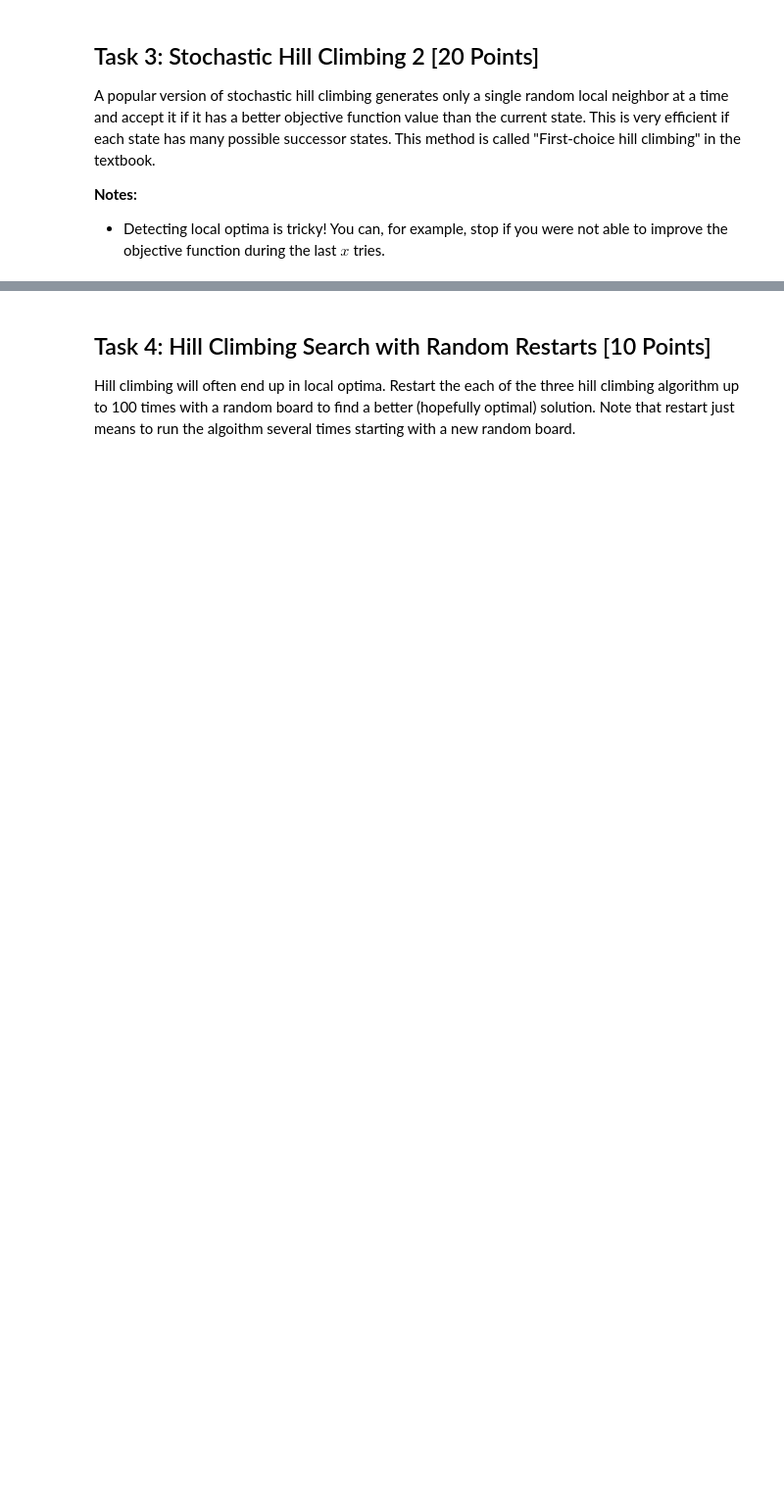
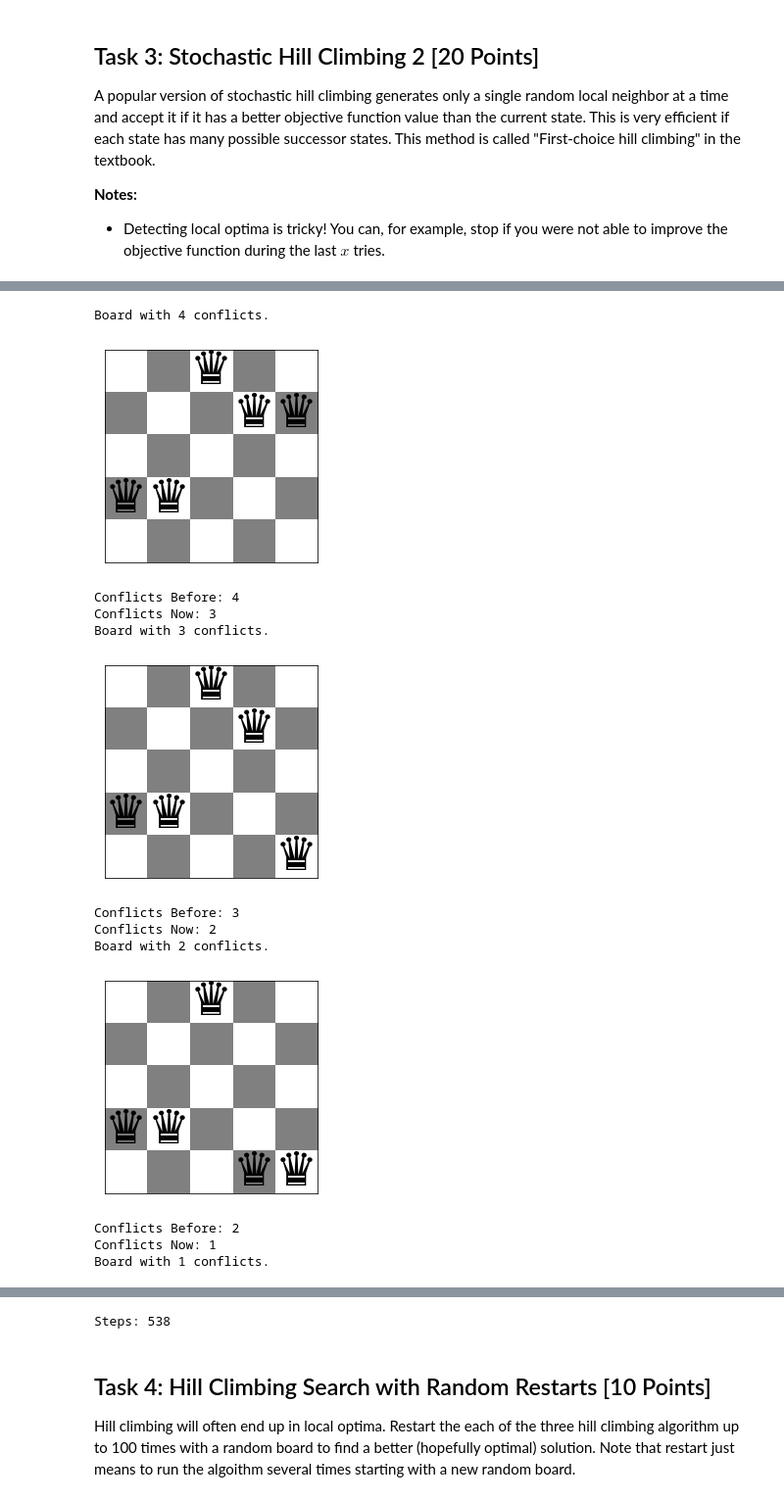
Before and after one commit to Corey23/CS7320-AI, a Jupyter notebook: Local_Search/n_queens.ipynb, the cells around one changed output, grey strips where cells are left out. Shown at 98% size. Saved outputs shown, nothing was run; the diff lists cells and outputs as text; code cells hidden in the pictures; blank space fills up the shorter version.

```diff
--- a/Local_Search/n_queens.ipynb
+++ b/Local_Search/n_queens.ipynb
@@ -272,5 +283,5 @@ __Notes:__
 # %%
-def First_Choice_Climb(board, max_steps = 10000 verbose = False):
+def First_Choice_Climb(board, max_steps = 5000, verbose = False):
     if verbose:
         show_board(board)
 
@@ -278,11 +289,12 @@ def First_Choice_Climb(board, max_steps = 10000 verbose = False):
     optimum = conflicts(board)
     conflictValues = np.full([n,n], -1, dtype = int) #set initial grid to -1
     steps = 0
-    actual_moves = 0 #count of moves that are actually taken
+    non_moves = 0 #count of moves that are not taken
+    limit = 50*n #number of non-moves allowed in a row
 
     while steps < max_steps:
         if(optimum == 0):
-            print("Steps: %d" % (steps))
+            if verbose: print("Steps: %d" % (steps))
             return board
 
         for y in range(n):
@@ -298,25 +310,42 @@ def First_Choice_Climb(board, max_steps = 10000 verbose = False):
 
         steps += 1
 
-        if len(options) > 0:
-            curr_min = np.random.choice(options)
 
+        if(optimum > curr_min):
             if verbose:
                 print(f"Conflicts Before: {optimum}")
                 print(f"Conflicts Now: {curr_min}")
 
-            if(optimum > curr_min):
-                w = np.where(conflictValues == curr_min)
-                optimum = [a for a in zip(w[0], w[1])] #Create Tuples of solution coordinates
-                optimum = optimum[np.random.randint(0, len(optimum))]
-                board[optimum[1]] = optimum[0]
-                optimum = curr_min
-                if verbose:
-                      show_board(board)
-            else:
-                print("Steps: %d" % (steps))
-                return board
+            non_moves = 0
+            w = np.where(conflictValues == curr_min)
+            optimum = [a for a in zip(w[0], w[1])] #Create Tuples of solution coordinates
+            optimum = optimum[np.random.randint(0, len(optimum))]
+            board[optimum[1]] = optimum[0]
+            optimum = curr_min
+            if verbose:
+                  show_board(board)
         else:
-            break
-    print("Steps: %d" % (steps))
+            non_moves = non_moves+1
+            if non_moves > limit:
+                break
+
+    if(verbose):
+        print("Steps: %d" % (steps))
     return board
+# %%
+board = random_board(5)
+b = First_Choice_Climb(board, verbose = True)
+# %% [output]
+Board with 4 conflicts.
+[figure, added]
+Conflicts Before: 4
+Conflicts Now: 3
+Board with 3 conflicts.
+[figure, added]
+Conflicts Before: 3
+Conflicts Now: 2
+Board with 2 conflicts.
+[figure, added]
+Conflicts Before: 2
+Conflicts Now: 1
+Board with 1 conflicts.
@@ -323,3 +353,4 @@ def First_Choice_Climb(board, max_steps = 10000 verbose = False):
+Steps: 538
 # %% [markdown]
 ## Task 4: Hill Climbing Search with Random Restarts [10 Points]
 
```
Also changed, not shown: parts of 31 cells of this notebook.
